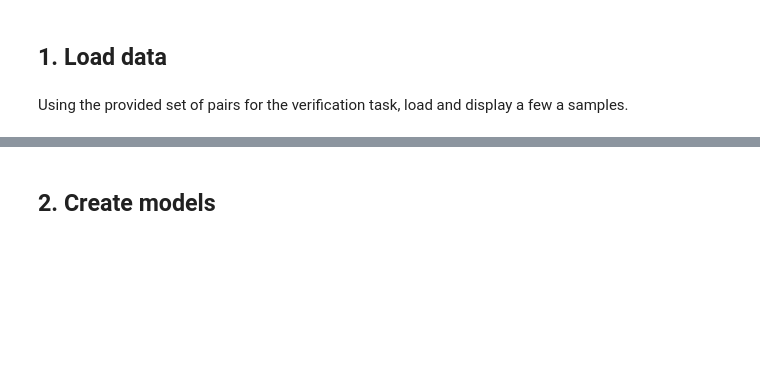
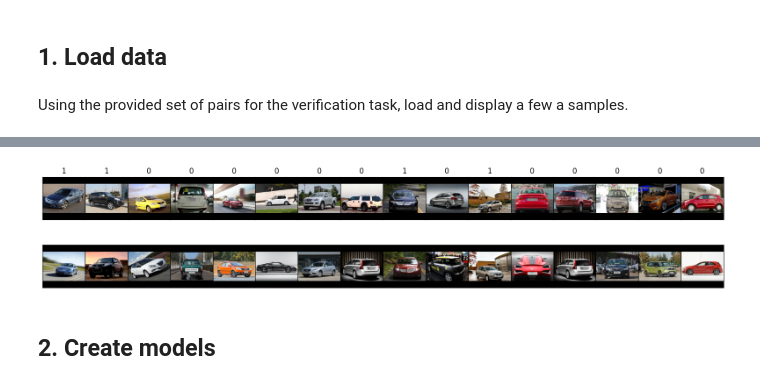
Before and after one commit to StefanoMeAn/Cars-classification-and-verification, a Jupyter notebook: L02_ModelCreation.ipynb, the cells around one changed output, grey strips where cells are left out. Drawn from its saved outputs; the diff is of its cells as text; code cells hidden in the pictures; blank space fills up the shorter version.

```diff
--- a/L02_ModelCreation.ipynb
+++ b/L02_ModelCreation.ipynb
@@ -80,3 +199,26 @@ plt.tight_layout()
+# %%
+# Define path for easy samples.
+easy_samples= os.path.join(PAIR_FOLDER, PAIR_EASY)
+
+# Create dataset and apply resizing.
+data_easy = SiameseDatasetLoader(txt_file = easy_samples, resizing=ResizeAndPad)
+dataloader_easy = torch.utils.data.DataLoader(data_easy, batch_size = 32, shuffle = True)
+# %%
+# Iterate over the dataloader and take a batch.
+data_sample = next(iter(dataloader_easy))
+
+fig, axis = plt.subplots(2, 16, figsize = (20, 4))
+
+for idx in range(16):
+    axis[0, idx].imshow(data_sample[0][idx].permute(1, 2, 0))
+    axis[1, idx].imshow(data_sample[1][idx].permute(1, 2, 0))
+    axis[0, idx].set_xticks([]), axis[0, idx].set_yticks([])
+    axis[1, idx].set_xticks([]), axis[1, idx].set_yticks([])
+    axis[0, idx].set_title(str(int(data_sample[2][idx])))
+
+plt.subplots_adjust(wspace=0, hspace=0)
+# %% [output]
+[figure, added]
 # %% [markdown]
 ## 2. Create models
 # %% [markdown]
```
Also changed, not shown: parts of 16 cells of this notebook, 1 other file.
